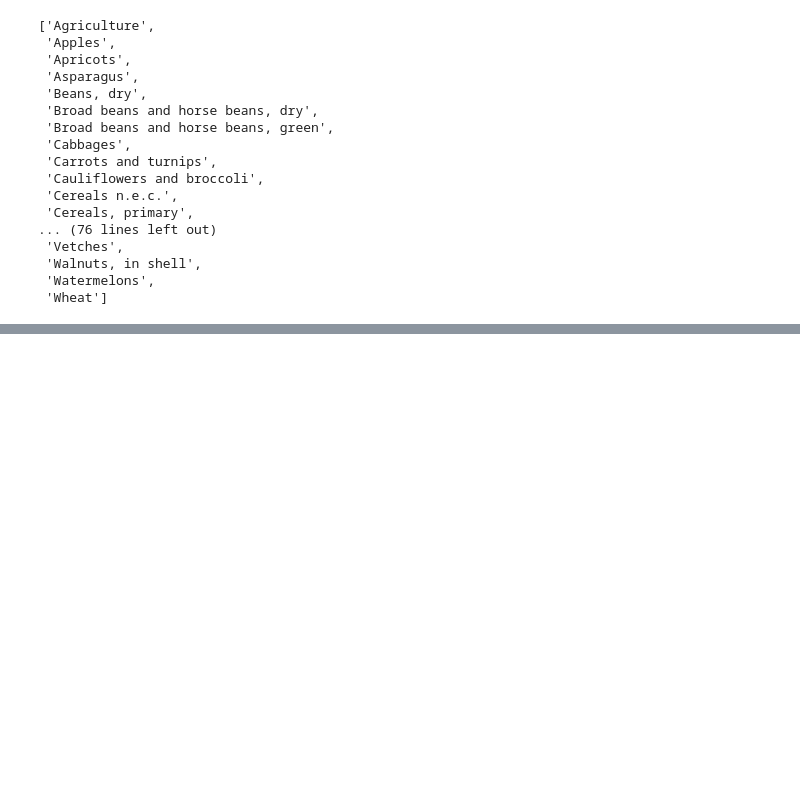
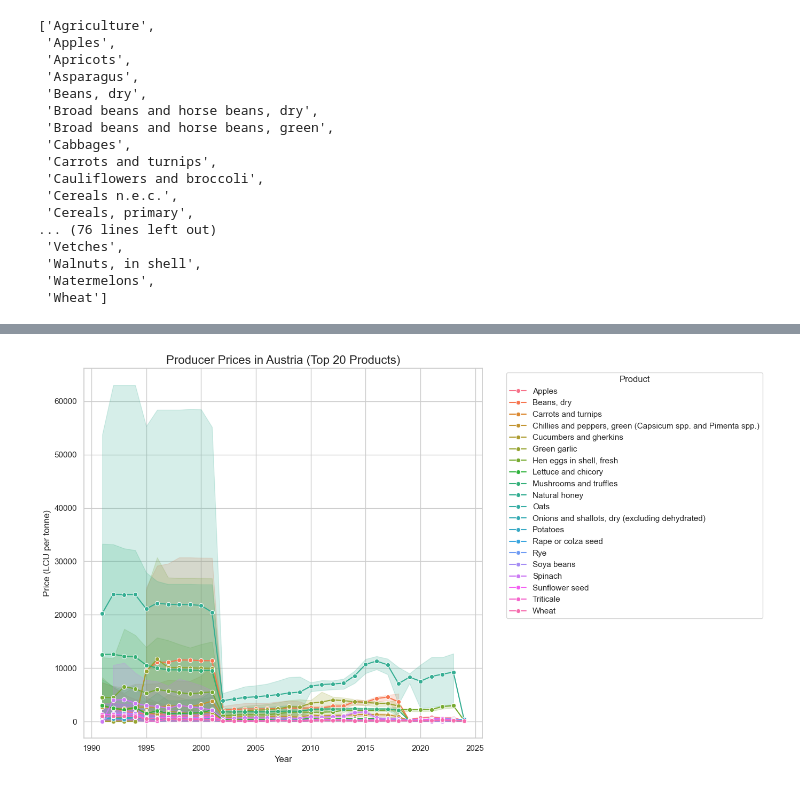
Before and after one commit to Muhsiinn/Austrian-food-price-analysis, a Jupyter notebook: notebooks/price_trend_analysis.ipynb, the cells around one changed output, grey strips where cells are left out. Saved outputs shown, nothing was run; the diff lists cells and outputs as text; code cells hidden in the pictures; blank space fills up the shorter version.

Commit message:
normalized

```diff
--- a/notebooks/price_trend_analysis.ipynb
+++ b/notebooks/price_trend_analysis.ipynb
@@ -5,5 +5,12 @@ import seaborn as sns
 # %%
 sns.set(style="whitegrid")
 # %%
+#producer_df = pd.read_csv("../data/producer-prices_aut.csv")
+#consumer_df = pd.read_csv("../data/consumer-price-indices_aut.csv")
+# Re-load the data and skip the first row (it has metadata headers)
 producer_df = pd.read_csv("../data/producer-prices_aut.csv")
-consumer_df = pd.read_csv("../data/consumer-price-indices_aut.csv")
+producer_df = producer_df.iloc[1:]
+
+# Clean datatypes again
+producer_df["Year"] = producer_df["Year"].astype(int)
+producer_df["Value"] = producer_df["Value"].astype(float)
@@ -28,3 +17,3 @@ consumer_df = pd.read_csv("../data/consumer-price-indices_aut.csv")
 # %%
 producer_df = producer_df[["Year" , "Item","Value"]]
-producer_df = producer_df.iloc[1]
+#producer_df = producer_df.iloc[1]
@@ -94,0 +93,3 @@ sorted(producer_df["Item"].dropna().unique().tolist())
+# %%
+top_items = producer_df["Item"].value_counts().head(20).index.tolist()
+print(top_items)
@@ -94,0 +98,4 @@ sorted(producer_df["Item"].dropna().unique().tolist())
+# %%
+filtered_df = producer_df[producer_df["Item"].isin(top_items)].copy()
+filtered_df.head()
+filtered_df.to_csv("normalized_producer_prices.csv", index=False)
@@ -94,0 +113,16 @@ sorted(producer_df["Item"].dropna().unique().tolist())
+# %%
+plt.figure(figsize=(14, 8))
+sns.lineplot(data=filtered_df, x="Year", y="Value", hue="Item", marker="o")
+
+plt.title("Producer Prices in Austria (Top 20 Products)", fontsize=16)
+plt.xlabel("Year")
+plt.ylabel("Price (LCU per tonne)")
+plt.legend(title="Product", bbox_to_anchor=(1.05, 1), loc='upper left')
+plt.tight_layout()
+
+# Save the figure
+plt.savefig("../visuals/top_20_producer_price_trends.png", dpi=300)
+
+plt.show()
+# %% [output]
+[figure, added]
```
Also changed, not shown: parts of 13 cells of this notebook, 7 other files.
